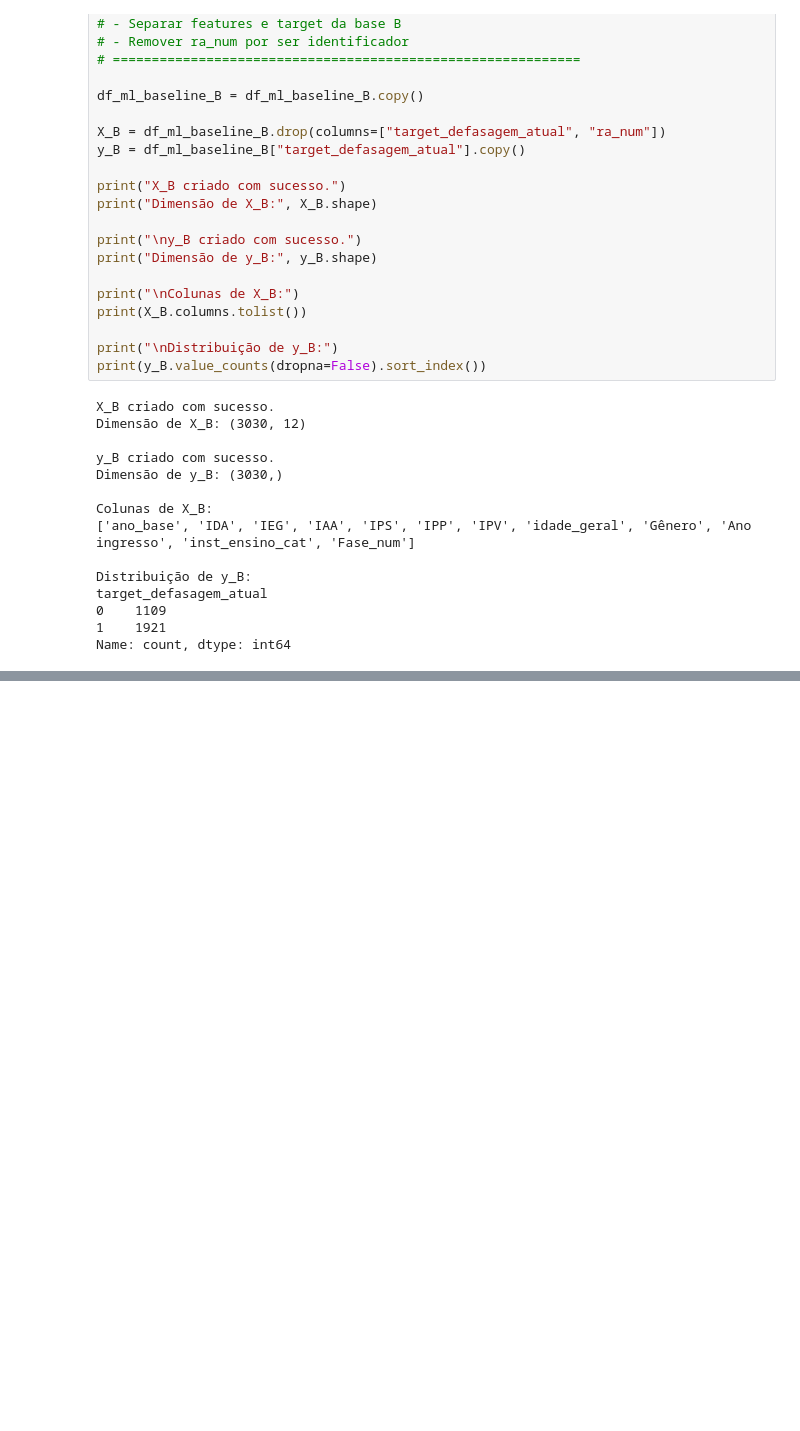
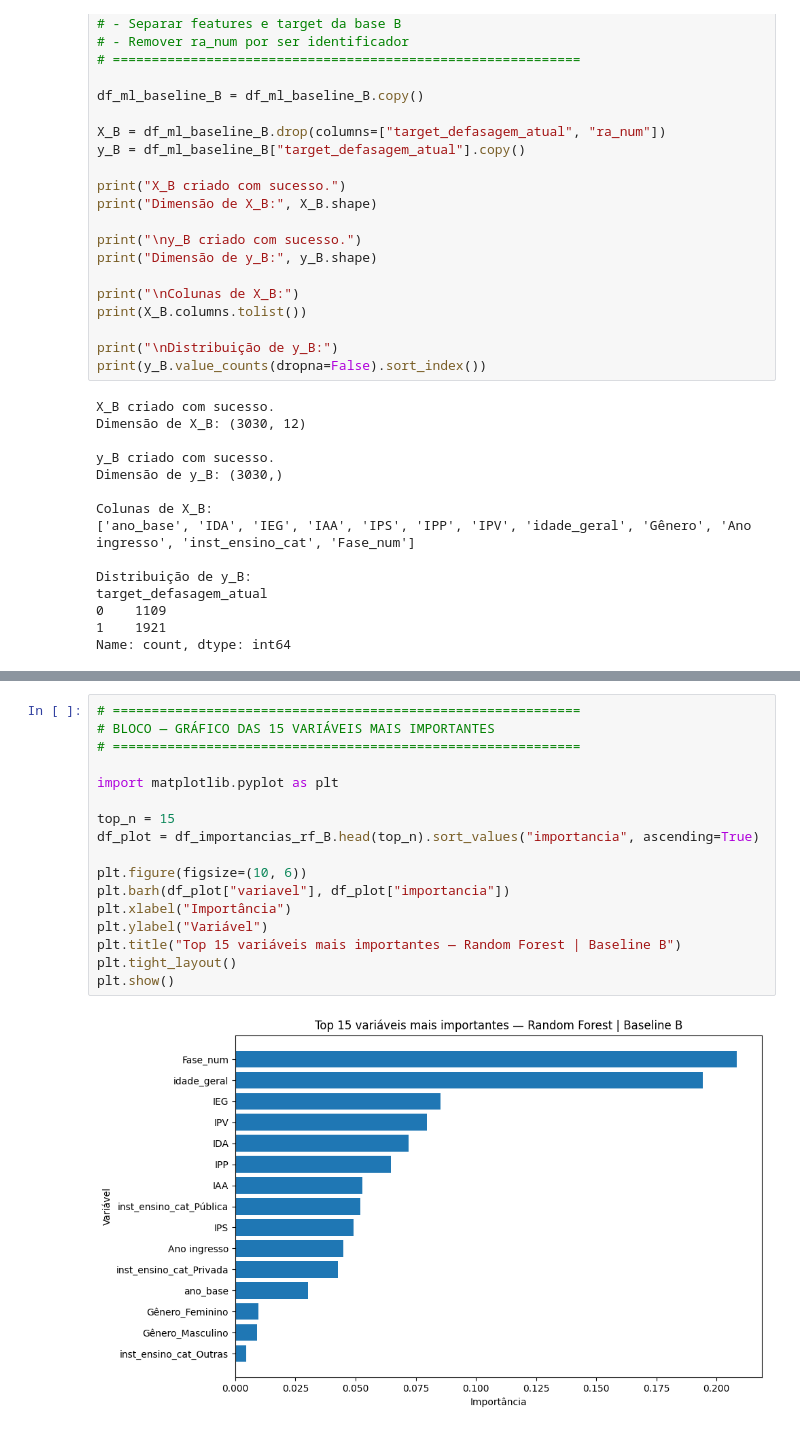
Before and after one commit to tivanello/fase5, a Jupyter notebook: notebooks/fase5_pergunta9_modelo_preditivo_final.ipynb, the cells around one changed output, grey strips where cells are left out. Drawn from its saved outputs; the diff is of its cells as text; blank space fills up the shorter version.

```diff
--- a/notebooks/fase5_pergunta9_modelo_preditivo_final.ipynb
+++ b/notebooks/fase5_pergunta9_modelo_preditivo_final.ipynb
@@ -3531,0 +2566,19 @@ Amostra valores únicos:
+# %%
+# ============================================================
+# BLOCO — GRÁFICO DAS 15 VARIÁVEIS MAIS IMPORTANTES
+# ============================================================
+
+import matplotlib.pyplot as plt
+
+top_n = 15
+df_plot = df_importancias_rf_B.head(top_n).sort_values("importancia", ascending=True)
+
+plt.figure(figsize=(10, 6))
+plt.barh(df_plot["variavel"], df_plot["importancia"])
+plt.xlabel("Importância")
+plt.ylabel("Variável")
+plt.title("Top 15 variáveis mais importantes — Random Forest | Baseline B")
+plt.tight_layout()
+plt.show()
+# %% [output]
+[figure, added]
```
Also changed, not shown: parts of 182 cells of this notebook.
